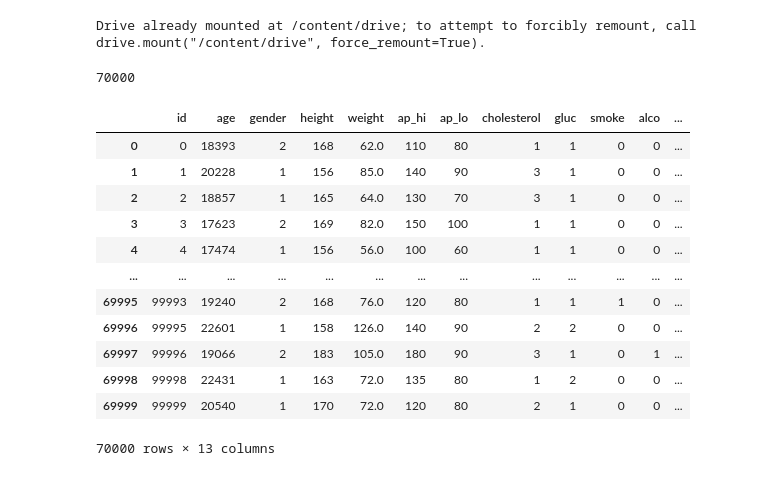
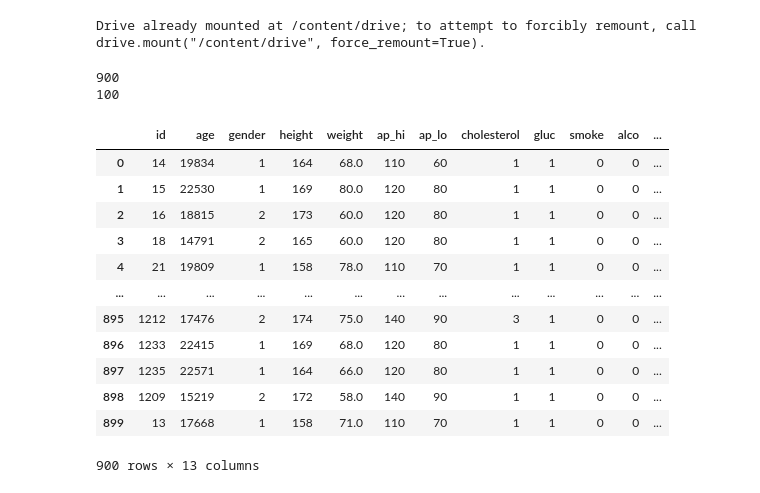
Before and after one commit to inggriantip/skripsi, a Jupyter notebook: sourcecode.ipynb, the cells around one changed output. Drawn from its saved outputs; the diff is of its cells as text; code cells hidden in the pictures.

```diff
--- a/sourcecode.ipynb
+++ b/sourcecode.ipynb
@@ -25,22 +25,25 @@ from sklearn.metrics import classification_report
 from matplotlib import pyplot as plt
 # %%
 #load dataset
-dataset = pd.read_csv('/content/drive/My Drive/DataSet/cardio.csv')
-print (len(dataset))
+datatrain = pd.read_csv('/content/drive/My Drive/DataSet/cardio/dataset5050train_1.csv')
+datatest = pd.read_csv('/content/drive/My Drive/DataSet/cardio/dataset5050test_1.csv')
 #dataset.Type.value_count().plot(kind= "bar")
-dataset
+print (len(datatrain))
+print (len(datatest))
+datatrain
 # %% [output]
-70000
+900
+100
 |  | id | age | gender | height | weight | ap_hi | ap_lo | cholesterol | gluc | smoke | alco | ... |
-| 0 | 0 | 18393 | 2 | 168 | 62.0 | 110 | 80 | 1 | 1 | 0 | 0 | ... |
-| 1 | 1 | 20228 | 1 | 156 | 85.0 | 140 | 90 | 3 | 1 | 0 | 0 | ... |
-| 2 | 2 | 18857 | 1 | 165 | 64.0 | 130 | 70 | 3 | 1 | 0 | 0 | ... |
-| 3 | 3 | 17623 | 2 | 169 | 82.0 | 150 | 100 | 1 | 1 | 0 | 0 | ... |
-| 4 | 4 | 17474 | 1 | 156 | 56.0 | 100 | 60 | 1 | 1 | 0 | 0 | ... |
+| 0 | 14 | 19834 | 1 | 164 | 68.0 | 110 | 60 | 1 | 1 | 0 | 0 | ... |
+| 1 | 15 | 22530 | 1 | 169 | 80.0 | 120 | 80 | 1 | 1 | 0 | 0 | ... |
+| 2 | 16 | 18815 | 2 | 173 | 60.0 | 120 | 80 | 1 | 1 | 0 | 0 | ... |
+| 3 | 18 | 14791 | 2 | 165 | 60.0 | 120 | 80 | 1 | 1 | 0 | 0 | ... |
+| 4 | 21 | 19809 | 1 | 158 | 78.0 | 110 | 70 | 1 | 1 | 0 | 0 | ... |
 | ... | ... | ... | ... | ... | ... | ... | ... | ... | ... | ... | ... | ... |
-| 69995 | 99993 | 19240 | 2 | 168 | 76.0 | 120 | 80 | 1 | 1 | 1 | 0 | ... |
-| 69996 | 99995 | 22601 | 1 | 158 | 126.0 | 140 | 90 | 2 | 2 | 0 | 0 | ... |
-| 69997 | 99996 | 19066 | 2 | 183 | 105.0 | 180 | 90 | 3 | 1 | 0 | 1 | ... |
-| 69998 | 99998 | 22431 | 1 | 163 | 72.0 | 135 | 80 | 1 | 2 | 0 | 0 | ... |
-| 69999 | 99999 | 20540 | 1 | 170 | 72.0 | 120 | 80 | 2 | 1 | 0 | 0 | ... |
+| 895 | 1212 | 17476 | 2 | 174 | 75.0 | 140 | 90 | 3 | 1 | 0 | 0 | ... |
+| 896 | 1233 | 22415 | 1 | 169 | 68.0 | 120 | 80 | 1 | 1 | 0 | 0 | ... |
+| 897 | 1235 | 22571 | 1 | 164 | 66.0 | 120 | 80 | 1 | 1 | 0 | 0 | ... |
+| 898 | 1209 | 15219 | 2 | 172 | 58.0 | 140 | 90 | 1 | 1 | 0 | 0 | ... |
+| 899 | 13 | 17668 | 1 | 158 | 71.0 | 110 | 70 | 1 | 1 | 0 | 0 | ... |
-70000 rows × 13 columns
+900 rows × 13 columns
```
Also changed, not shown: parts of 12 cells of this notebook.
